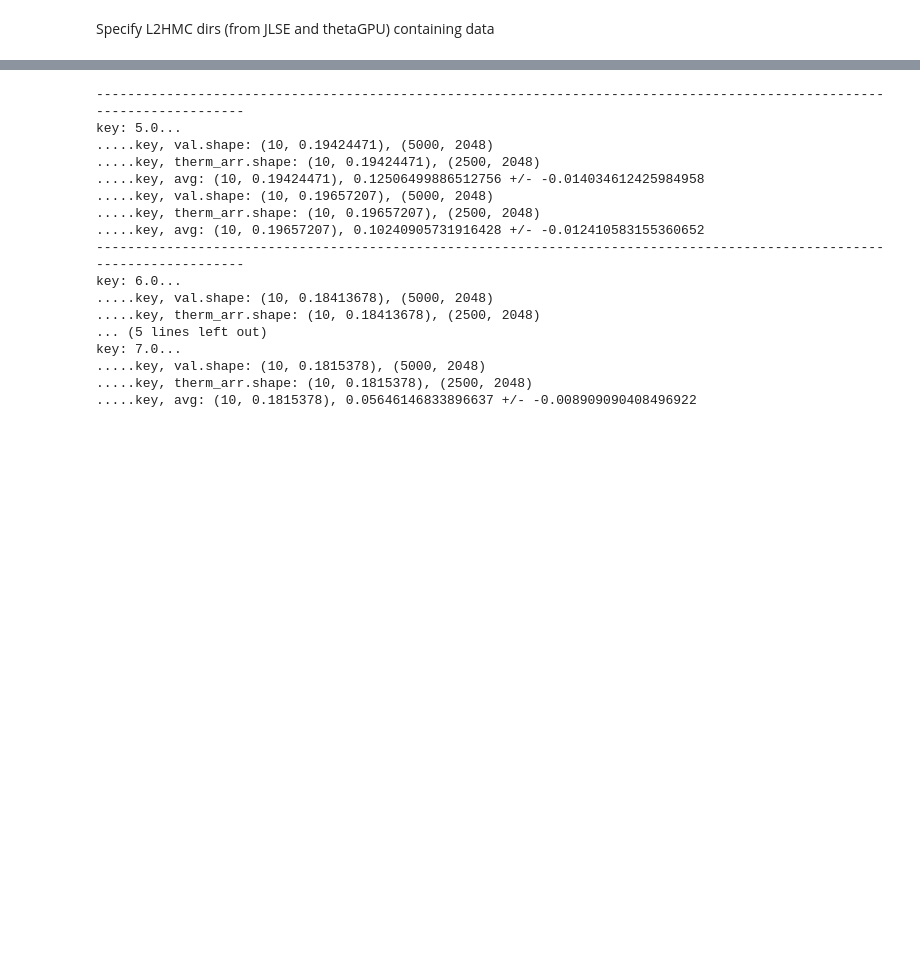
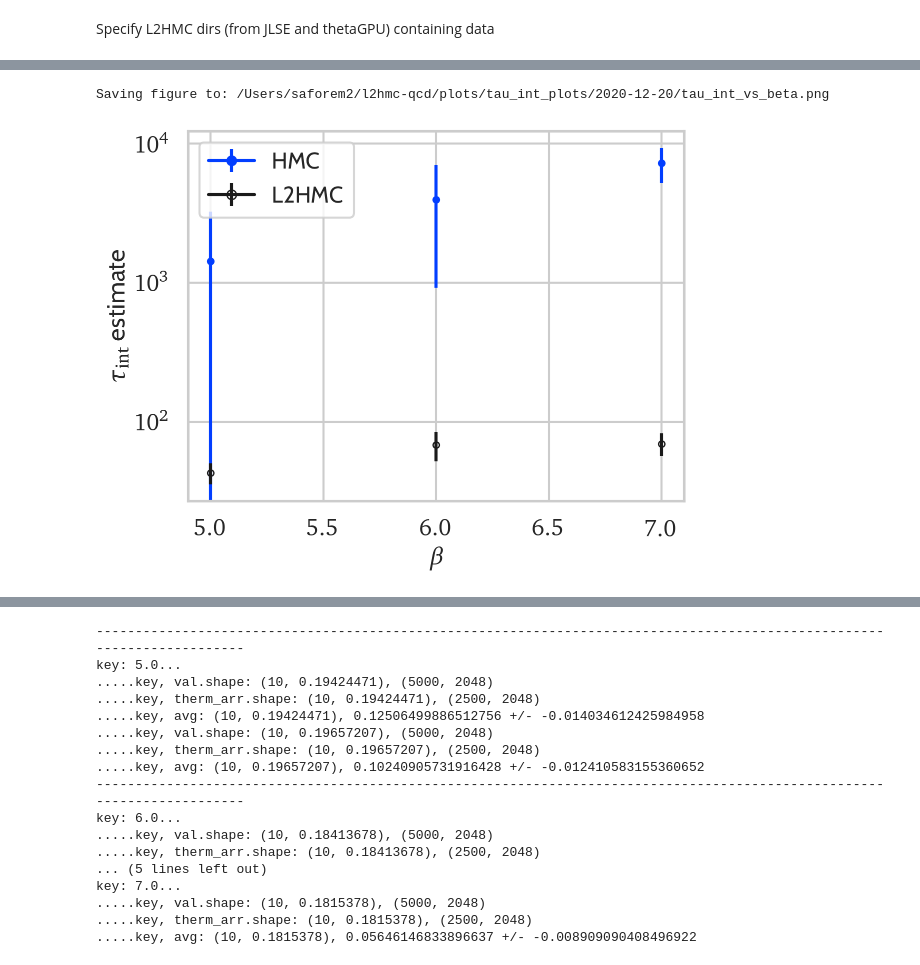
Before and after one commit to saforem2/l2hmc-qcd, a Jupyter notebook: l2hmc-qcd/notebooks/autocorr_stats1.ipynb, the cells around one changed output, grey strips where cells are left out. Drawn from its saved outputs; the diff is of its cells as text; code cells hidden in the pictures; blank space fills up the shorter version.

```diff
--- a/l2hmc-qcd/notebooks/autocorr_stats1.ipynb
+++ b/l2hmc-qcd/notebooks/autocorr_stats1.ipynb
@@ -791,0 +1235,16 @@ ipdb> q
+# %%
+tint_data = {}
+for beta in betas:
+    tint_data[beta] = {
+        'l2hmc': {},
+        'hmc': {},
+    }
+    l2hmc_data = tint_l2hmc[beta]
+    for key, val in l2hmc_data.items():
+        if np.isfinite(val['tau_int'][-1]):
+            tint_data[beta]['l2hmc'][key] = val['tau_int'][-1]
+
+    hmc_data = tint_hmc[beta]
+    for key, val in hmc_data.items():
+        if np.isfinite(val['tau_int'][-1]):
+            tint_data[beta]['hmc'][key] = val['tau_int'][-1]
@@ -792,3 +1345,28 @@ ipdb> q
+# %%
+sns.set_style('whitegrid')
+
+fig, ax = plt.subplots()
+for idx, (key, val) in enumerate(avg_hmc.items()):
+    label = 'HMC' if idx == 0 else None
+    _ = ax.errorbar(key, val, yerr=err_hmc[key], marker='.', ls='-', color='C0', label=label)
+    #_ = ax.errorbar(key, val, marker='.', ls='-', color='C0', label=label)
+
+for idx, (key, val) in enumerate(avg_l2hmc.items()):
+    label = 'L2HMC' if idx == 0 else None
+    _ = ax.errorbar(key, val, yerr=err_l2hmc[key], marker='.', color='k', ls='-', fillstyle='none', label=label)
+    #_ = ax.plot(key, val, marker='.', color='k', ls='-', fillstyle='none', label=label)
+
+_ = ax.set_yscale('log')
+_ = ax.set_xlabel(r"$\beta$")
+_ = ax.set_ylabel(r"$\tau_{\mathrm{int}}$ estimate")
+#_ = ax.set_title(r"$\beta=$" + beta_str[beta])
+_ = ax.legend(loc='upper left', markerscale=1.5)
+outfile = os.path.join(tint_plots_dir, f'tau_int_vs_beta.png')
+print(f'Saving figure to: {outfile}')
+plt.savefig(outfile, dpi=400, bbox_inches='tight')
+# %% [output]
+Saving figure to: /Users/saforem2/l2hmc-qcd/plots/tau_int_plots/2020-12-20/tau_int_vs_beta.png
+[figure, added]
 # %%
 #y = q[None, :]
 y = qarr
```
Also changed, not shown: parts of 60 cells of this notebook.
